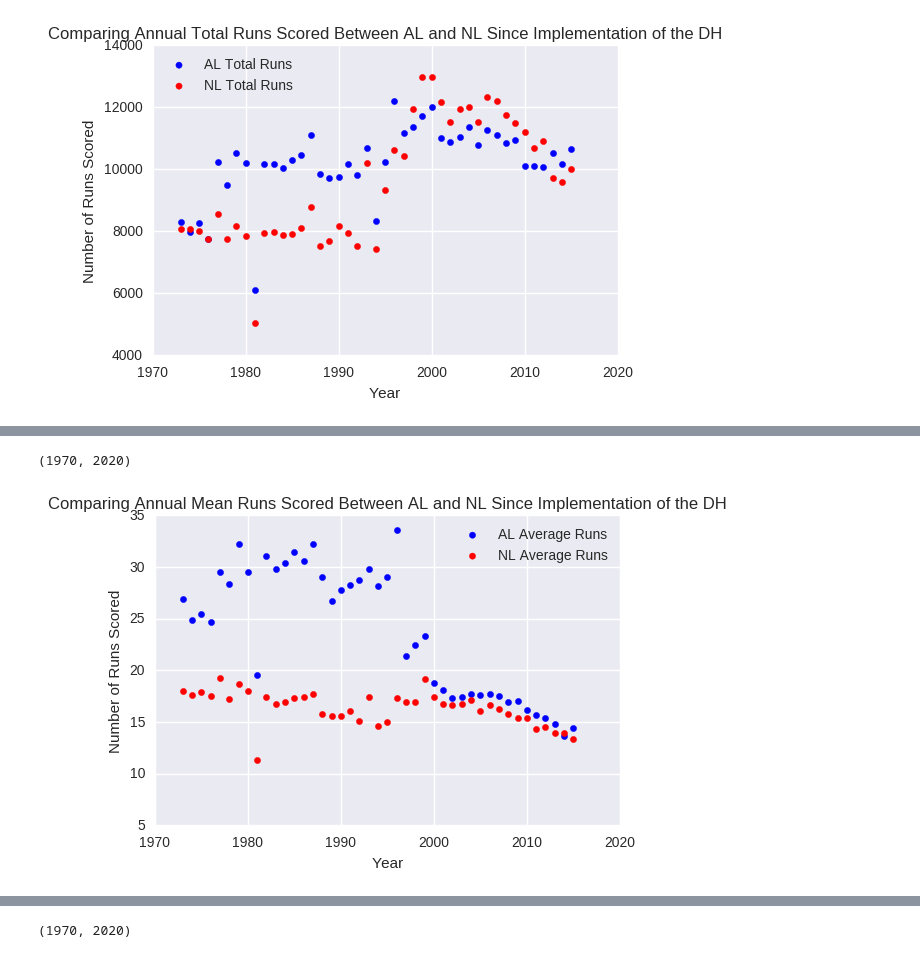
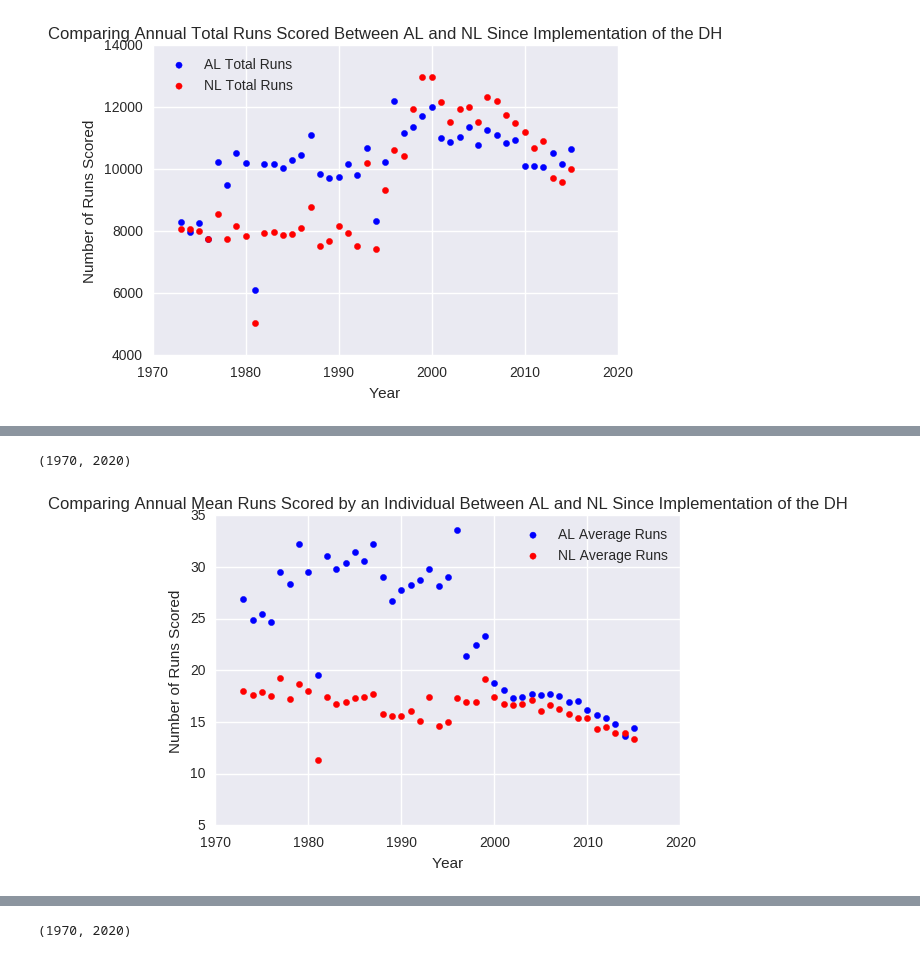
Before and after one commit to bjemcnally/Udacity-IPND-Data-Analyst-Project, a Jupyter notebook: IPND_Data_Analyst_Project.ipynb, the cells around one changed output, grey strips where cells are left out. Drawn from its saved outputs; the diff is of its cells as text; code cells hidden in the pictures.

```diff
--- a/IPND_Data_Analyst_Project.ipynb
+++ b/IPND_Data_Analyst_Project.ipynb
@@ -103,20 +199,19 @@ plt.xlim(1970, 2020)
 # %%
 %matplotlib inline
 
 x = DH_years
 y2 = AL_batting_since_DH_mean_runs_by_year
 y4 = NL_batting_since_DH_mean_runs_by_year
 
 plt.scatter(x, y2, color = 'blue', label='AL Average Runs')
 
 plt.scatter(x, y4, color = 'red', label='NL Average Runs')
 
-plt.title('Comparing Annual Mean Runs Scored Between AL and NL Since Implementation of the DH')
+plt.title('Comparing Annual Mean Runs Scored by an Individual Between AL and NL Since Implementation of the DH')
 plt.xlabel('Year')
 plt.ylabel('Number of Runs Scored')
 plt.legend(loc='upper right')
 plt.xlim(1970, 2020)
-# plt.ylim(0, 80)
 # %% [output]
 (1970, 2020)
-[figure, old version]
+[figure, new version]
```
Also changed, not shown: parts of 45 cells of this notebook.
